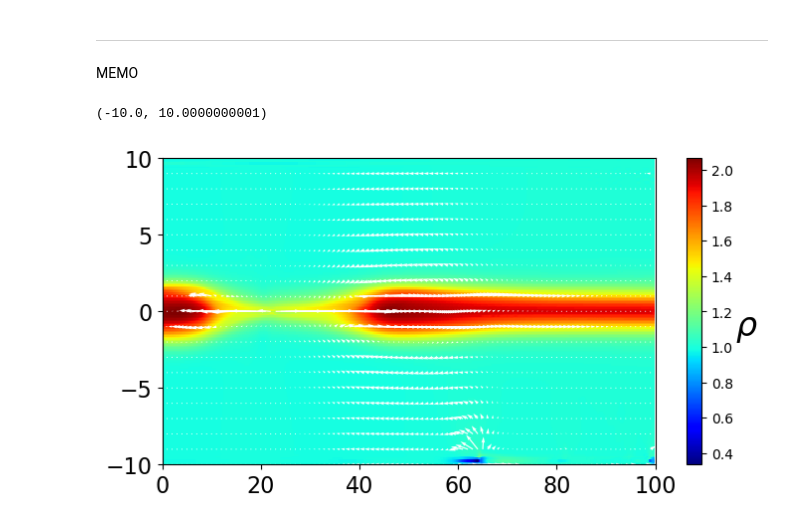
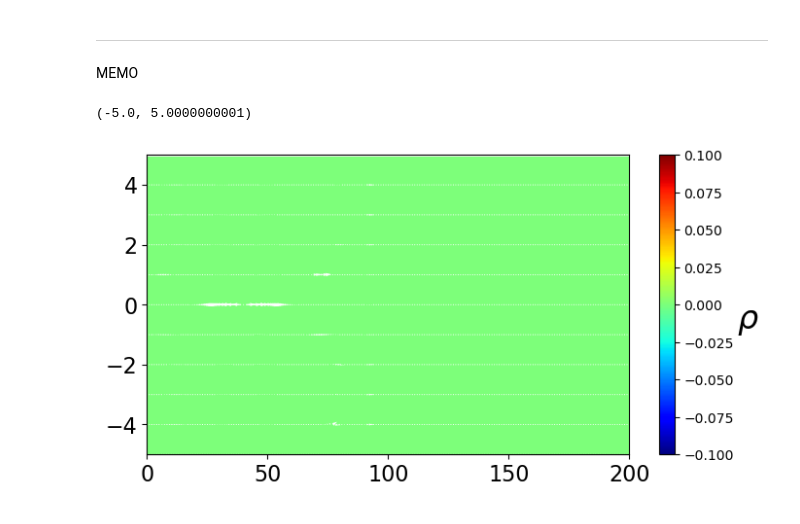
Before and after one commit to Keita-A/RadiativeMHD-simulation, a Jupyter notebook: MR.ipynb, the cells around one changed output. Drawn from its saved outputs; the diff is of its cells as text; code cells hidden in the pictures.

```diff
--- a/MR.ipynb
+++ b/MR.ipynb
@@ -496,8 +461,8 @@ sheat_thickness = 1.0
 p0 = 0.5
 beta_up = 2.0 * p0 / B0**2
 VA = B0 / np.sqrt(rho0)
-x_max = 100.0
-y_max = 10.0
+x_max = 200.0
+y_max = 5.0
 dx = sheat_thickness / 10.0
 dy = dx
 nx = int(x_max / dx)
@@ -543,34 +508,33 @@ fig = plt.figure(figsize=(8, 4))
 ax1 = fig.add_subplot(111)
 
 log = np.loadtxt("log_PI.txt", delimiter=',')
-total_steps = int(log[-1][0])
-step = 13000
+step = 4000
 
 U = np.load(f"results_PI/U_{step}.npy")
 rho = U[0, :, :]
 u = U[1, :, :] / rho
 v = U[2, :, :] / rho
 w = U[3, :, :] / rho
 Bx = U[4, :, :]
 By = U[5, :, :]
 Bz = U[6, :, :]
 e = U[7, :, :]
 p = (gamma-1) * (e - rho*(u**2+v**2+w**2)/2 - (Bx**2+By**2+Bz**2)/2)
 magnetic_pressure = 1/2 * (Bx**2+By**2+Bz**2)
 pT = p + magnetic_pressure
 
 contour = ax1.pcolormesh(X, Y, (rho).T, cmap='jet')
 cbar = plt.colorbar(contour, ax=ax1)
 cbar.set_label(r"$\rho$", fontsize=24, rotation=0, labelpad=10)
 quiver_interval = 10
 ax1.quiver(X[::quiver_interval, ::quiver_interval], Y[::quiver_interval, ::quiver_interval],
         u[::quiver_interval, ::quiver_interval].T, v[::quiver_interval, ::quiver_interval].T,
         scale=2, color='white')
 
 #ax1.text(0.8, 1.02, f"t = {log[int(step/100)][1]:.3f}", transform=ax1.transAxes, fontsize=16)
 ax1.tick_params(labelsize=16)
 ax1.set_xlim(0.0, x_max+1e-10)
 ax1.set_ylim(-y_max, y_max+1e-10)
 # %% [output]
-(-10.0, 10.0000000001)
+(-5.0, 5.0000000001)
-[figure, old version]
+[figure, new version]
```
Also changed, not shown: parts of 1 cell of this notebook, 2 other files.
